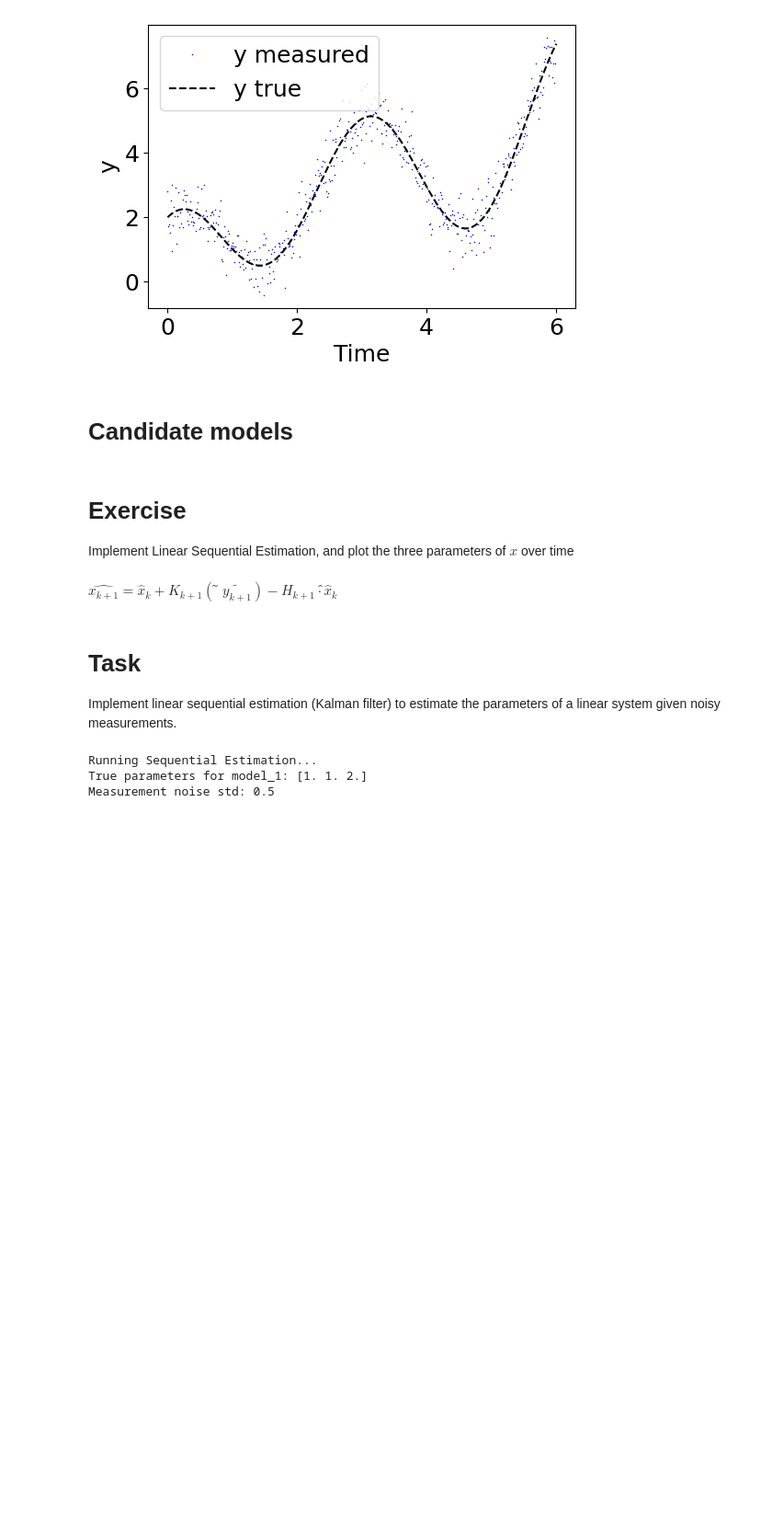
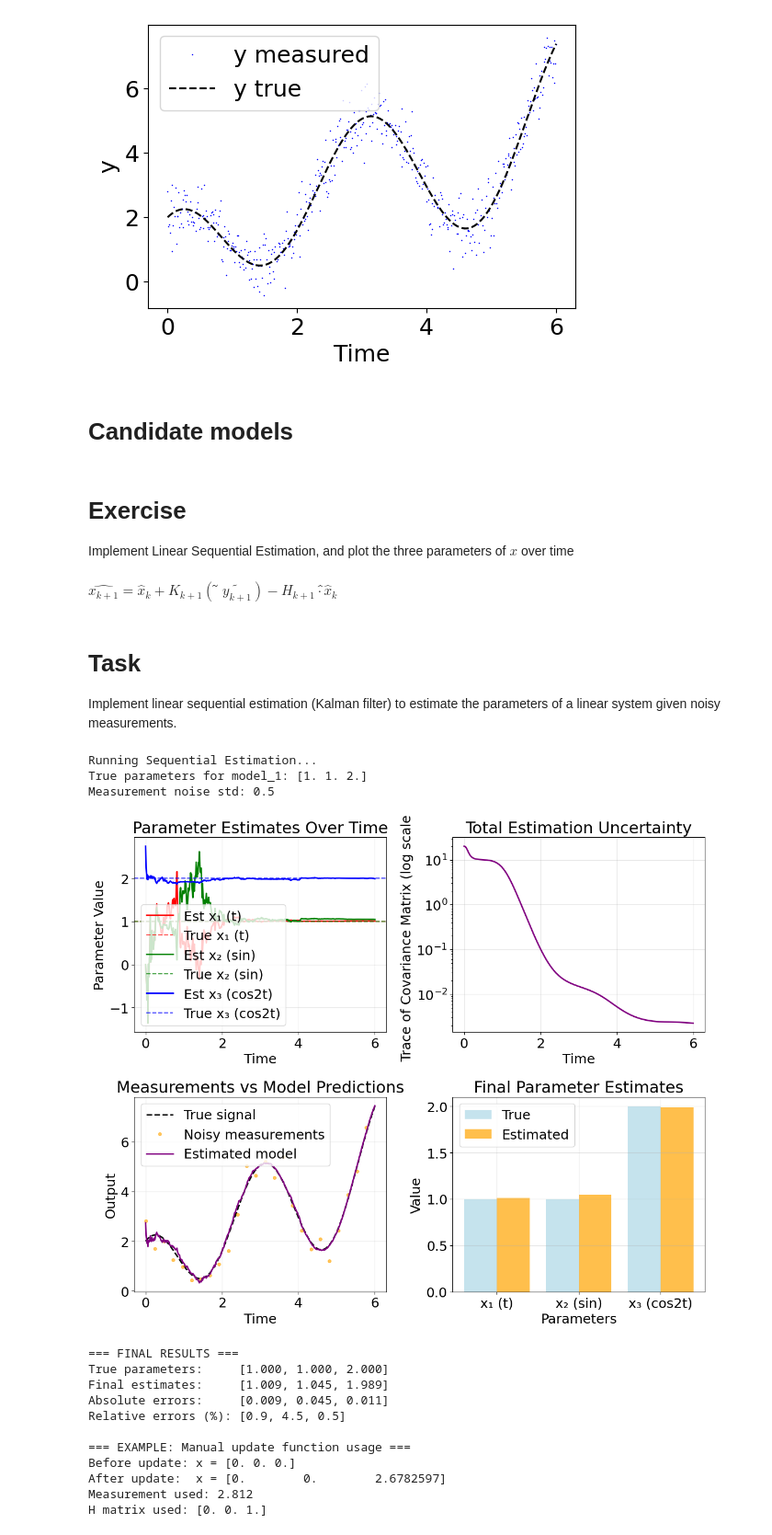
Before and after one commit to florisvb/Nonlinear_and_Data_Driven_Estimation, a Jupyter notebook: Lesson_3_Sequential_Least_Squares/A_Linear_Sequential.ipynb, the cells around one changed output. Shown at 92% size. Saved outputs shown, nothing was run; the diff lists cells and outputs as text; code cells hidden in the pictures; blank space fills up the shorter version.

```diff
--- a/Lesson_3_Sequential_Least_Squares/A_Linear_Sequential.ipynb
+++ b/Lesson_3_Sequential_Least_Squares/A_Linear_Sequential.ipynb
@@ -141,10 +141,10 @@ Measurement noise std: 0.5
 # %%
 
 # Plot results
-fig, axes = plt.subplots(2, 2, figsize=(12, 10))
+#fig, axes = plt.subplots(2, 2, figsize=(12, 10))
 
 # Plot 1: Parameter estimates over time
-ax = axes[0, 0]
+#ax = axes[0, 0]
 true_params = [1, 1, 2]  # First 3 parameters
 param_names = ['x₁ (t)', 'x₂ (sin)', 'x₃ (cos2t)']
 colors = ['red', 'green', 'blue']
@@ -203,30 +203,43 @@ plt.tight_layout()
 plt.show()
 
 # Print final results
 print("\n=== FINAL RESULTS ===")
 true_params = np.array([1, 1, 2])
 final_estimates = x_history[-1]
 errors = np.abs(final_estimates - true_params)
 relative_errors = errors / np.abs(true_params) * 100
 
 print(f"True parameters:     [{true_params[0]:.3f}, {true_params[1]:.3f}, {true_params[2]:.3f}]")
 print(f"Final estimates:     [{final_estimates[0]:.3f}, {final_estimates[1]:.3f}, {final_estimates[2]:.3f}]")
 print(f"Absolute errors:     [{errors[0]:.3f}, {errors[1]:.3f}, {errors[2]:.3f}]")
 print(f"Relative errors (%): [{relative_errors[0]:.1f}, {relative_errors[1]:.1f}, {relative_errors[2]:.1f}]")
 
 # Example of how to use the update function manually
 print("\n=== EXAMPLE: Manual update function usage ===")
 # Initialize
 x_k = np.array([[0.0], [0.0], [0.0]])
 P_k = np.eye(3) * 5.0
 H_k = model_1_H[0, :]  # First measurement matrix
 y_k_plus_1 = y_model1_noisy[0, 0]  # First measurement
 R = noise_std**2
 
 # Single update
 x_k_plus_1, P_k_plus_1 = update(x_k, P_k, H_k, y_k_plus_1, R)
 
 print(f"Before update: x = {x_k.flatten()}")
 print(f"After update:  x = {x_k_plus_1.flatten()}")
 print(f"Measurement used: {y_k_plus_1:.3f}")
 print(f"H matrix used: {H_k}")
+# %% [output]
+[figure, added]
+=== FINAL RESULTS ===
+True parameters:     [1.000, 1.000, 2.000]
+Final estimates:     [1.009, 1.045, 1.989]
+Absolute errors:     [0.009, 0.045, 0.011]
+Relative errors (%): [0.9, 4.5, 0.5]
+
+=== EXAMPLE: Manual update function usage ===
+Before update: x = [0. 0. 0.]
+After update:  x = [0.        0.        2.6782597]
+Measurement used: 2.812
+H matrix used: [0. 0. 1.]
```
